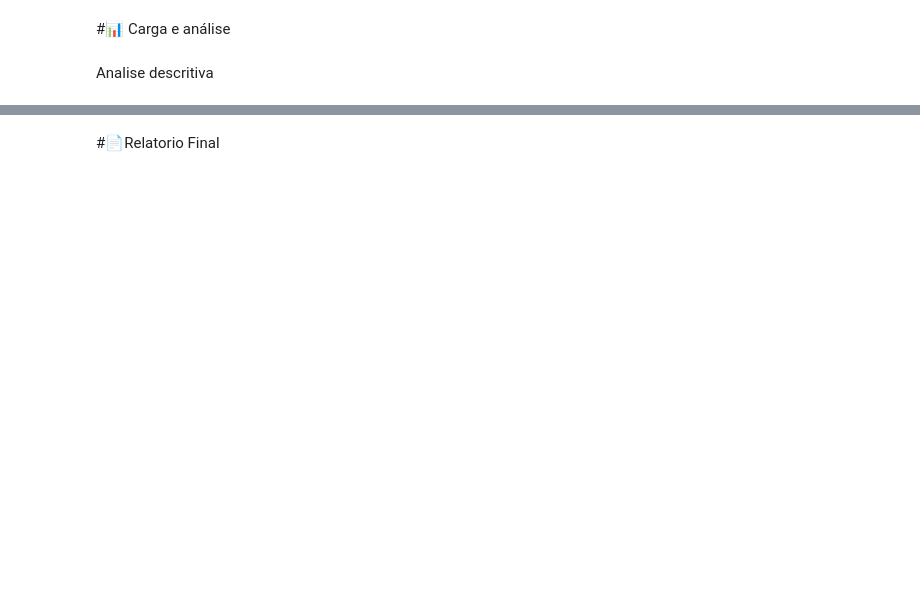
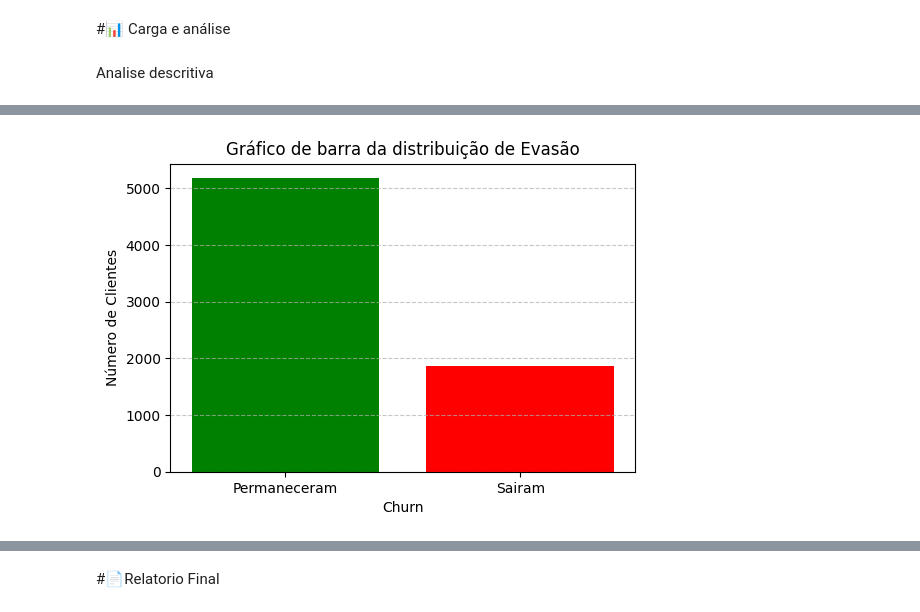
Before and after one commit to FranPomba/challenge_2_telecomX_br, a Jupyter notebook: telecomx_br.ipynb, the cells around one changed output, grey strips where cells are left out. Cells and saved outputs as stored; diff of their text form; code cells hidden in the pictures; blank space fills up the shorter version.

```diff
--- a/telecomx_br.ipynb
+++ b/telecomx_br.ipynb
@@ -154,0 +199,10 @@ dados_final.describe()
+# %%
+plt.figure(figsize=(6, 4))
+plt.bar(["Permaneceram", "Sairam"], dados_final["Churn"].value_counts().values, color=["green", "red"])
+plt.title('Gráfico de barra da distribuição de Evasão')
+plt.xlabel('Churn')
+plt.ylabel('Número de Clientes')
+plt.grid(axis='y', linestyle='--', alpha=0.7)
+plt.show()
+# %% [output]
+[figure, added]
```
Also changed, not shown: parts of 12 cells of this notebook.
